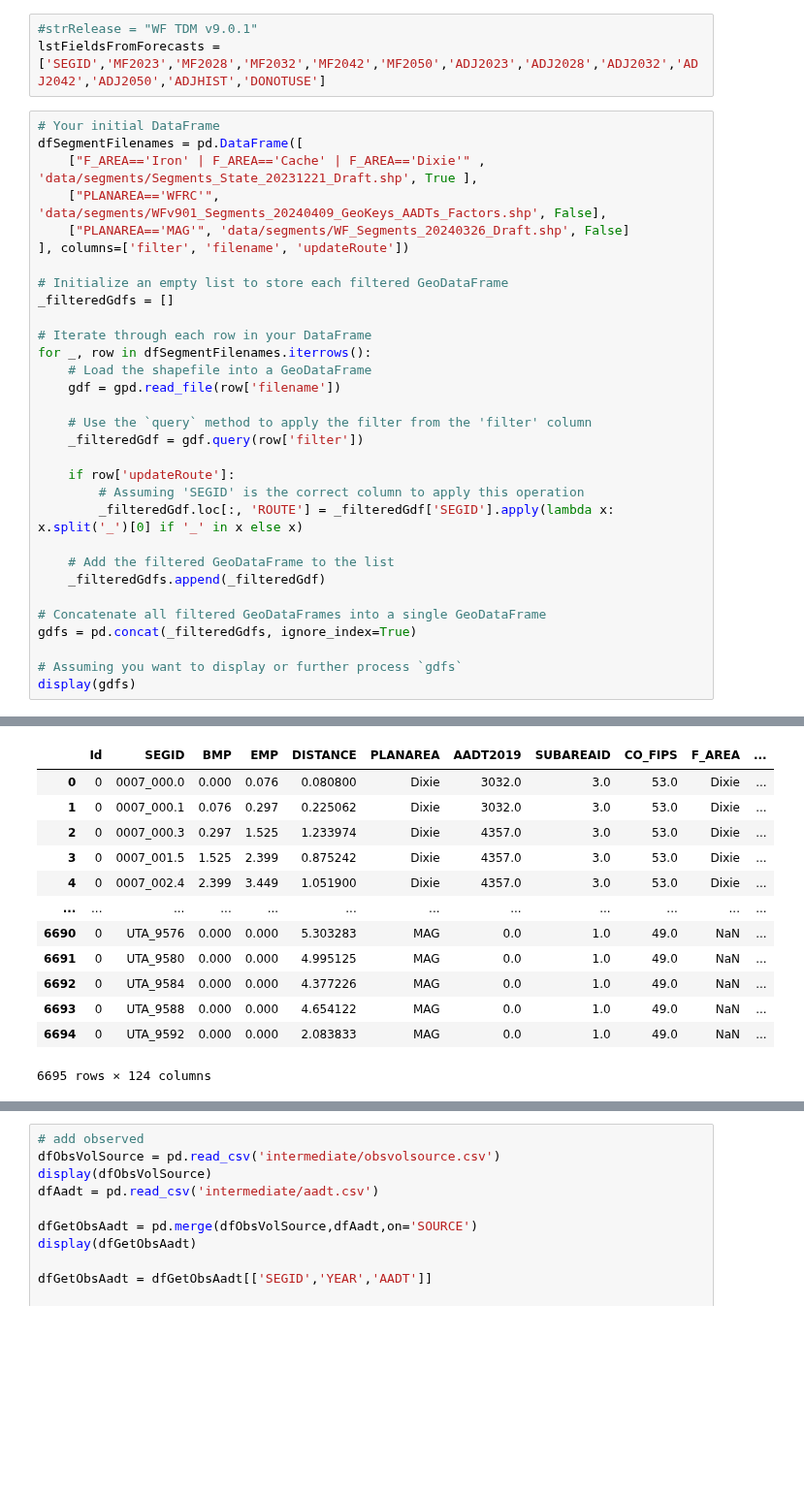
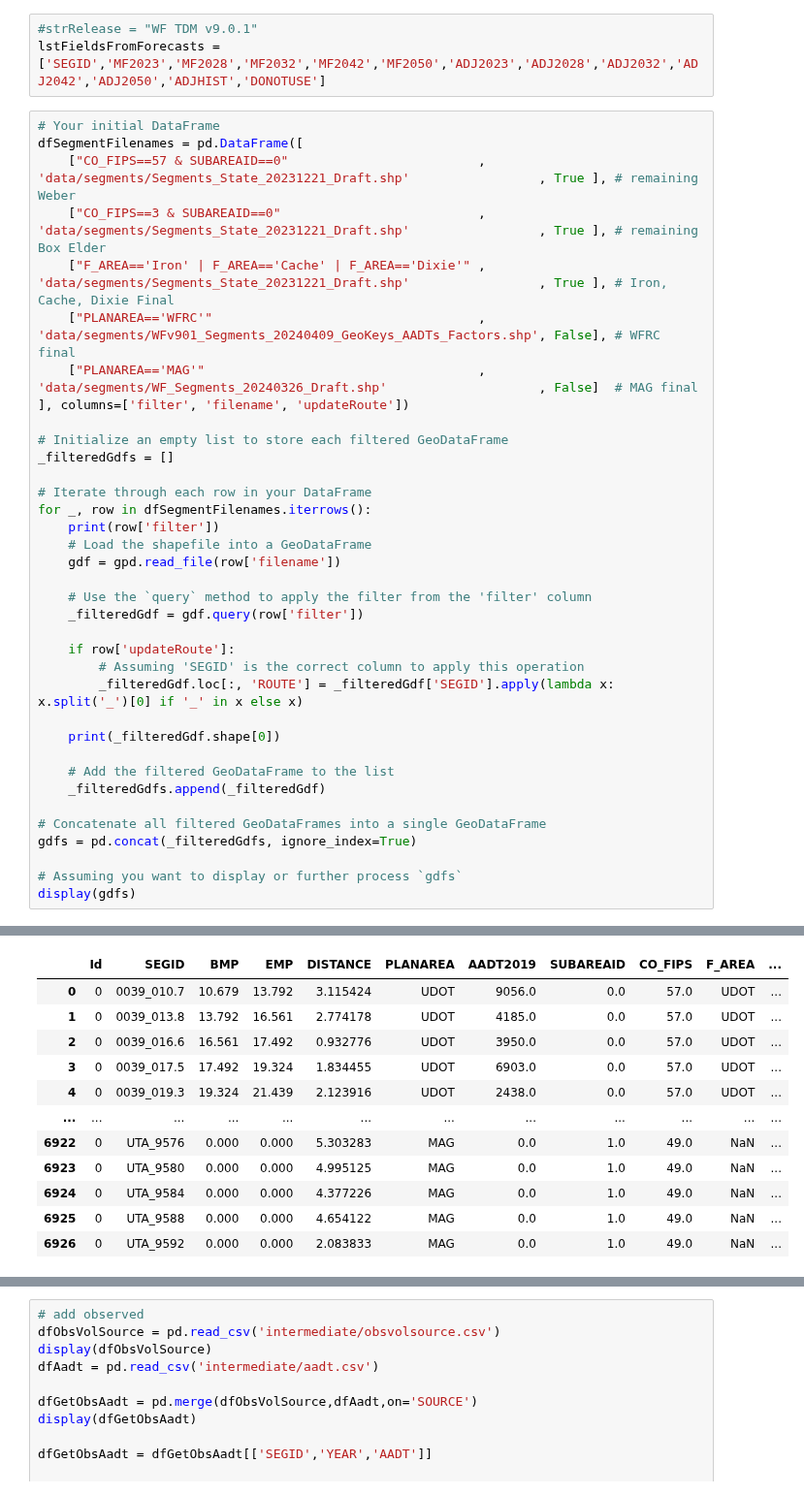
Before and after one commit to WFRCAnalytics/Traffic-Volume-Forecasts, a Jupyter notebook: 5-Prepare-Traffic-Volume-Map-Data.ipynb, the cells around one changed output, grey strips where cells are left out. Shown at 97% size. Cells and saved outputs as stored; diff of their text form; blank space fills up the shorter version.

Commit message:
Add remainder of Weber and Box Elder counties

```diff
--- a/5-Prepare-Traffic-Volume-Map-Data.ipynb
+++ b/5-Prepare-Traffic-Volume-Map-Data.ipynb
@@ -14,9 +14,11 @@ lstFieldsFromForecasts = ['SEGID','MF2023','MF2028','MF2032','MF2042','MF2050','
 # %%
 # Your initial DataFrame
 dfSegmentFilenames = pd.DataFrame([
-    ["F_AREA=='Iron' | F_AREA=='Cache' | F_AREA=='Dixie'" , 'data/segments/Segments_State_20231221_Draft.shp', True ],
-    ["PLANAREA=='WFRC'", 'data/segments/WFv901_Segments_20240409_GeoKeys_AADTs_Factors.shp', False],
-    ["PLANAREA=='MAG'", 'data/segments/WF_Segments_20240326_Draft.shp', False]
+    ["CO_FIPS==57 & SUBAREAID==0"                         , 'data/segments/Segments_State_20231221_Draft.shp'                 , True ], # remaining Weber
+    ["CO_FIPS==3 & SUBAREAID==0"                          , 'data/segments/Segments_State_20231221_Draft.shp'                 , True ], # remaining Box Elder
+    ["F_AREA=='Iron' | F_AREA=='Cache' | F_AREA=='Dixie'" , 'data/segments/Segments_State_20231221_Draft.shp'                 , True ], # Iron, Cache, Dixie Final
+    ["PLANAREA=='WFRC'"                                   , 'data/segments/WFv901_Segments_20240409_GeoKeys_AADTs_Factors.shp', False], # WFRC final
+    ["PLANAREA=='MAG'"                                    , 'data/segments/WF_Segments_20240326_Draft.shp'                    , False]  # MAG final
 ], columns=['filter', 'filename', 'updateRoute'])
 
 # Initialize an empty list to store each filtered GeoDataFrame
@@ -24,6 +26,7 @@ _filteredGdfs = []
 
 # Iterate through each row in your DataFrame
 for _, row in dfSegmentFilenames.iterrows():
+    print(row['filter'])
     # Load the shapefile into a GeoDataFrame
     gdf = gpd.read_file(row['filename'])
 
@@ -34,6 +37,8 @@ for _, row in dfSegmentFilenames.iterrows():
         # Assuming 'SEGID' is the correct column to apply this operation
         _filteredGdf.loc[:, 'ROUTE'] = _filteredGdf['SEGID'].apply(lambda x: x.split('_')[0] if '_' in x else x)
 
+    print(_filteredGdf.shape[0])
+
     # Add the filtered GeoDataFrame to the list
     _filteredGdfs.append(_filteredGdf)
 
@@ -51,13 +66,12 @@ See the caveats in the documentation: https://pandas.pydata.org/pandas-docs/stab
 |  | Id | SEGID | BMP | EMP | DISTANCE | PLANAREA | AADT2019 | SUBAREAID | CO_FIPS | F_AREA | ... |
-| 0 | 0 | 0007_000.0 | 0.000 | 0.076 | 0.080800 | Dixie | 3032.0 | 3.0 | 53.0 | Dixie | ... |
-| 1 | 0 | 0007_000.1 | 0.076 | 0.297 | 0.225062 | Dixie | 3032.0 | 3.0 | 53.0 | Dixie | ... |
-| 2 | 0 | 0007_000.3 | 0.297 | 1.525 | 1.233974 | Dixie | 4357.0 | 3.0 | 53.0 | Dixie | ... |
-| 3 | 0 | 0007_001.5 | 1.525 | 2.399 | 0.875242 | Dixie | 4357.0 | 3.0 | 53.0 | Dixie | ... |
-| 4 | 0 | 0007_002.4 | 2.399 | 3.449 | 1.051900 | Dixie | 4357.0 | 3.0 | 53.0 | Dixie | ... |
+| 0 | 0 | 0039_010.7 | 10.679 | 13.792 | 3.115424 | UDOT | 9056.0 | 0.0 | 57.0 | UDOT | ... |
+| 1 | 0 | 0039_013.8 | 13.792 | 16.561 | 2.774178 | UDOT | 4185.0 | 0.0 | 57.0 | UDOT | ... |
+| 2 | 0 | 0039_016.6 | 16.561 | 17.492 | 0.932776 | UDOT | 3950.0 | 0.0 | 57.0 | UDOT | ... |
+| 3 | 0 | 0039_017.5 | 17.492 | 19.324 | 1.834455 | UDOT | 6903.0 | 0.0 | 57.0 | UDOT | ... |
+| 4 | 0 | 0039_019.3 | 19.324 | 21.439 | 2.123916 | UDOT | 2438.0 | 0.0 | 57.0 | UDOT | ... |
 | ... | ... | ... | ... | ... | ... | ... | ... | ... | ... | ... | ... |
-| 6690 | 0 | UTA_9576 | 0.000 | 0.000 | 5.303283 | MAG | 0.0 | 1.0 | 49.0 | NaN | ... |
-| 6691 | 0 | UTA_9580 | 0.000 | 0.000 | 4.995125 | MAG | 0.0 | 1.0 | 49.0 | NaN | ... |
-| 6692 | 0 | UTA_9584 | 0.000 | 0.000 | 4.377226 | MAG | 0.0 | 1.0 | 49.0 | NaN | ... |
-| 6693 | 0 | UTA_9588 | 0.000 | 0.000 | 4.654122 | MAG | 0.0 | 1.0 | 49.0 | NaN | ... |
-| 6694 | 0 | UTA_9592 | 0.000 | 0.000 | 2.083833 | MAG | 0.0 | 1.0 | 49.0 | NaN | ... |
+| 6922 | 0 | UTA_9576 | 0.000 | 0.000 | 5.303283 | MAG | 0.0 | 1.0 | 49.0 | NaN | ... |
+| 6923 | 0 | UTA_9580 | 0.000 | 0.000 | 4.995125 | MAG | 0.0 | 1.0 | 49.0 | NaN | ... |
+| 6924 | 0 | UTA_9584 | 0.000 | 0.000 | 4.377226 | MAG | 0.0 | 1.0 | 49.0 | NaN | ... |
+| 6925 | 0 | UTA_9588 | 0.000 | 0.000 | 4.654122 | MAG | 0.0 | 1.0 | 49.0 | NaN | ... |
+| 6926 | 0 | UTA_9592 | 0.000 | 0.000 | 2.083833 | MAG | 0.0 | 1.0 | 49.0 | NaN | ... |
-6695 rows × 124 columns
```
Also changed, not shown: parts of 10 cells of this notebook, 15 other files.
